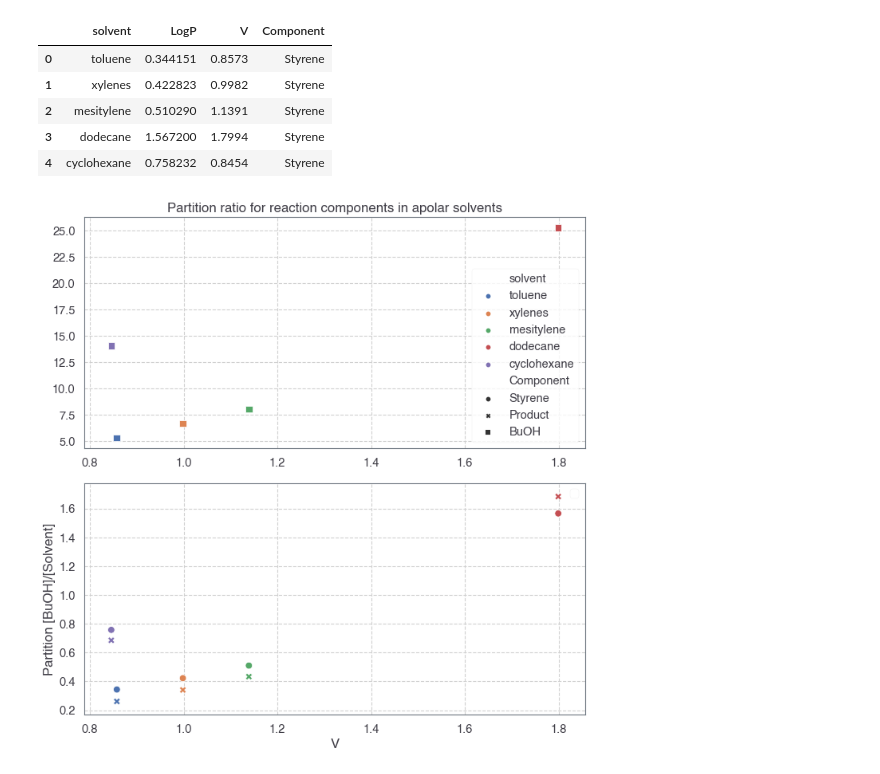
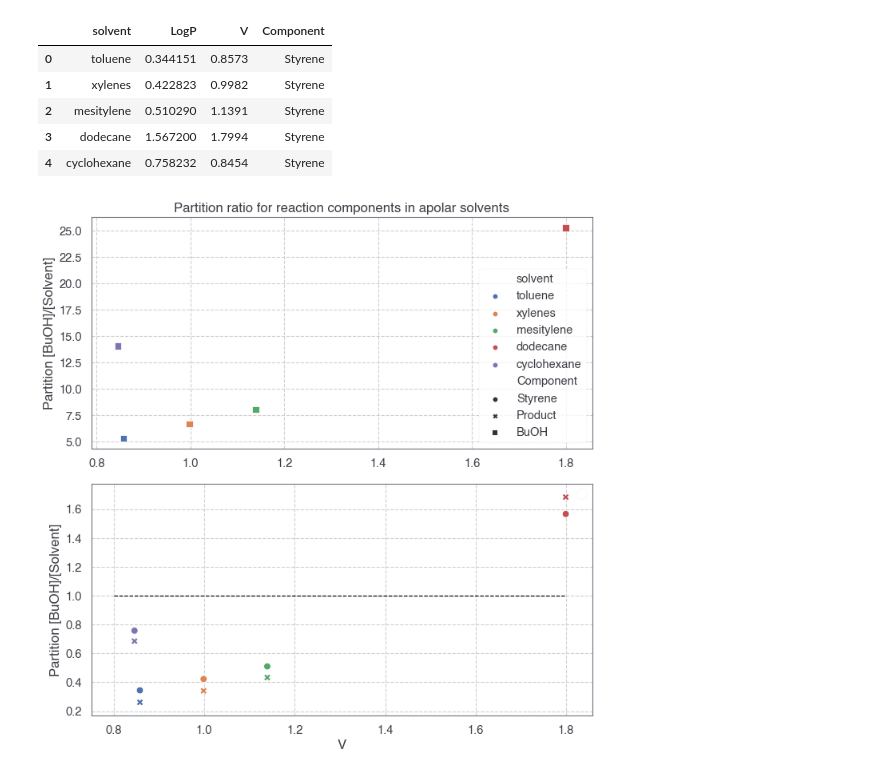
Before and after one commit to Liliana-Gallegos/Solvent_regression_analysis, a Jupyter notebook: Solvent-Analysis-PCA.ipynb, the cells around one changed output. Saved outputs shown, nothing was run; the diff lists cells and outputs as text; code cells hidden in the pictures.

```diff
--- a/Solvent-Analysis-PCA.ipynb
+++ b/Solvent-Analysis-PCA.ipynb
@@ -393,22 +393,22 @@ df_apolar.head()
 # %%
 # FigureS39 - Partion ratio plot of simulated mixture of n-BuOH and apolar solvent
 from jupyterthemes import jtplot
 jtplot.style(theme='grade3', context='paper', fscale=1.4, spines=True, ticks=True, gridlines='--')
 
 plt.figure(figsize=(10, 10))
 plt.subplot(211)
 sns.scatterplot(df_apolar["V"][10:], df_apolar["LogP"][10:], data=df_apolar, hue="solvent", style="Component", s=75, palette="deep")
 plt.title('Partition ratio for reaction components in apolar solvents');
-plt.ylabel('')
+plt.ylabel('Partition [BuOH]/[Solvent]')
 plt.xlabel('')
 
 plt.subplot(212)
 sns.scatterplot(df_apolar["V"][0:10], df_apolar["LogP"][0:10], data=df_apolar, hue="solvent", style="Component", s=75, palette="deep")
-
+plt.plot([0.8,1.8], [1.0,1.0], "--", color="black")
 plt.ylabel('Partition [BuOH]/[Solvent]')
 plt.xlabel('V')
 plt.legend([])
 plt.tight_layout();
 # plt.savefig('P-vs-volume-solvents.png',dpi=200)
 # %% [output]
-[figure, old version]
+[figure, new version]
```
Also changed, not shown: parts of 1 cell of this notebook, 2 other files.
